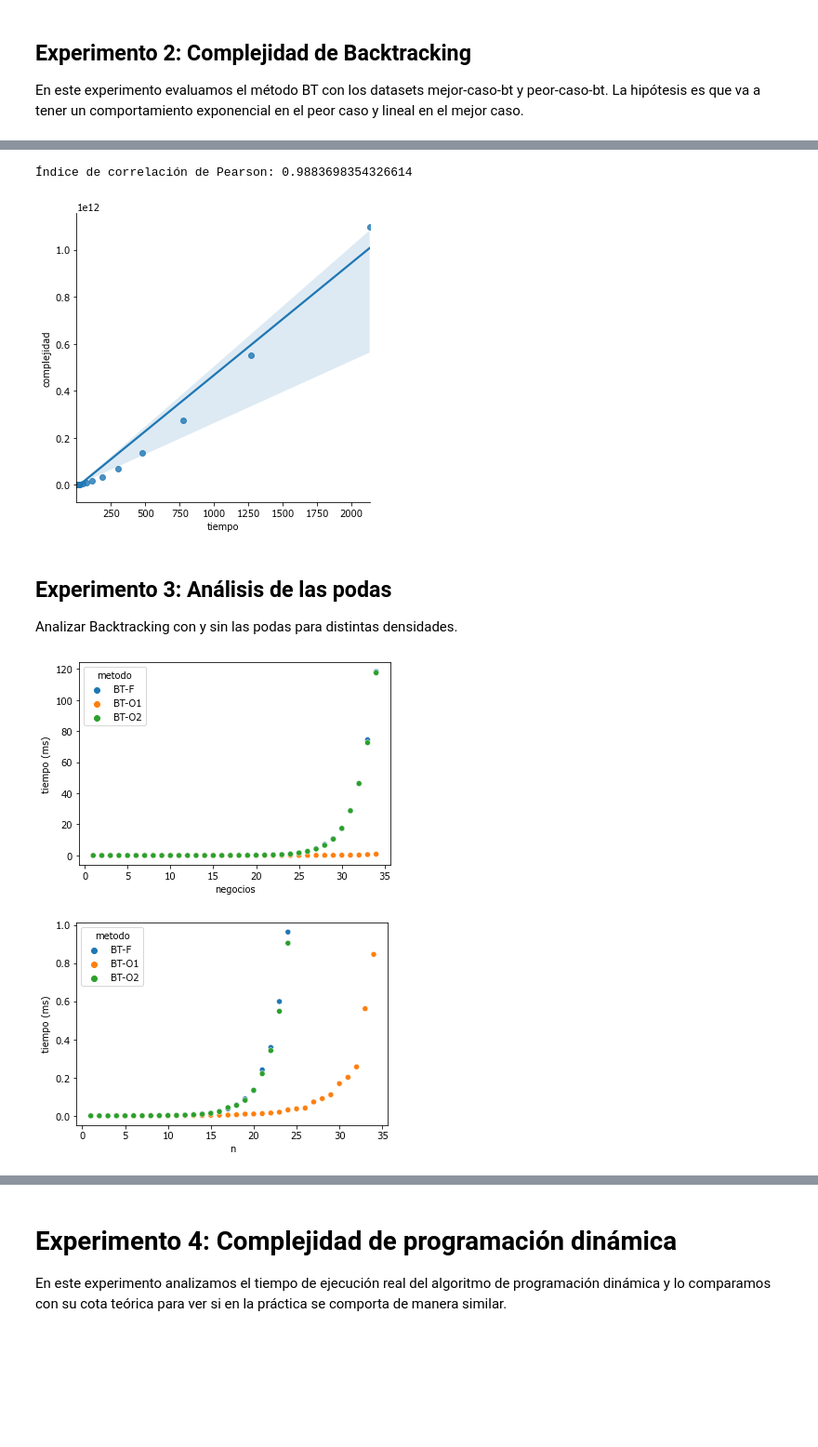
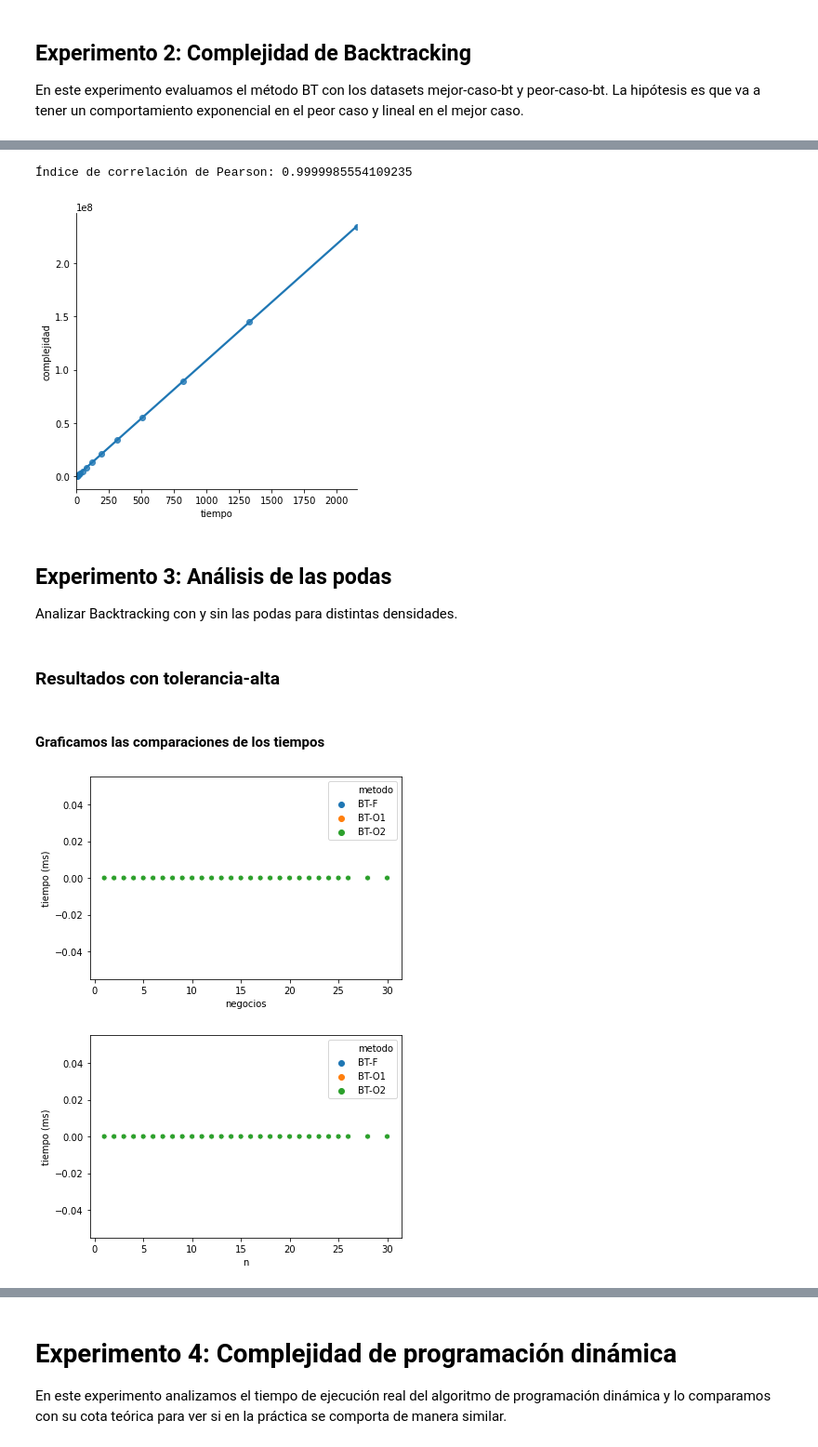
Before and after one commit to ZarthaxX/algo3-tp1, a Jupyter notebook: experimentacion/notebooks/analisis.ipynb, the cells around one changed output, grey strips where cells are left out. Shown: that part at 93% size. Saved outputs shown, nothing was run; the diff lists cells and outputs as text; code cells hidden in the pictures; blank space fills up the shorter version.

```diff
--- a/experimentacion/notebooks/analisis.ipynb
+++ b/experimentacion/notebooks/analisis.ipynb
@@ -119,28 +142,32 @@ plt.savefig("..\\graphs\\correlacion-BT-peor-fact.svg");
 # %%
 # Graficamos los tiempos de ejecución de la serie de instancias X1, ..., Xn vs la complejidad esperada.
 df_BT_peor_caso = df_resultados[(df_resultados["metodo"]=="BT-O1") & (df_resultados["dataset"] == "BT-peor-opt")].copy();
-df_BT_peor_caso["complejidad"] = 2.0 ** df_BT_peor_caso["negocios"];
+df_BT_peor_caso["complejidad"] = 1.619 ** df_BT_peor_caso["negocios"];
 fig = sns.lmplot(data=df_BT_peor_caso, x="tiempo", y="complejidad");
 plt.savefig("..\\graphs\\correlacion-BT-peor-opt.svg");
 print("Índice de correlación de Pearson:", correlacion_pearson(df_BT_peor_caso, "tiempo", "complejidad"));
 # %% [output]
-Índice de correlación de Pearson: 0.9883698354326614
+Índice de correlación de Pearson: 0.9999985554109235
-[figure, old version]
+[figure, new version]
 # %% [markdown]
 ## Experimento 3: Análisis de las podas
 Analizar Backtracking con y sin las podas para distintas densidades.
+# %% [markdown]
+### Resultados con tolerancia-alta
+# %% [markdown]
+#### Graficamos las comparaciones de los tiempos
 # %%
 df_BT_tolerancia_alta = df_resultados[((df_resultados["metodo"]=="BT-F") | (df_resultados["metodo"]=="BT-O1") | (df_resultados["metodo"]=="BT-O2")) & (df_resultados["dataset"] == "tolerancia-alta")].copy();
-df_BT_tolerancia_alta = df_BT_tolerancia_alta[df_BT_tolerancia_alta["tiempo"] < 2000]; # Sacamos outliers.
+df_BT_tolerancia_alta = df_BT_tolerancia_alta[df_BT_tolerancia_alta["nodos_promedio"] < 2000]; # Sacamos outliers.
 fig = sns.scatterplot(data=df_BT_tolerancia_alta, x='negocios', y='tiempo', hue='metodo');
 fig.set(xlabel='negocios', ylabel='tiempo (ms)');
 plt.savefig("..\\graphs\\BT-podas.svg");
 # %% [output]
-[figure, old version]
+[figure, new version]
 # %%
 # Acercamos un poco la lupa para ver la diferencia entre BT y BT-O.
-fig = sns.scatterplot(data=df_BT_tolerancia_alta[df_BT_tolerancia_alta["tiempo"]<1], x='negocios', y='tiempo', hue='metodo');
+fig = sns.scatterplot(data=df_BT_tolerancia_alta[df_BT_tolerancia_alta["tiempo"]<10], x='negocios', y='tiempo', hue='metodo');
 fig.set(xlabel='n', ylabel='tiempo (ms)');
 plt.savefig("..\\graphs\\BT-podas-zoom.svg");
 # %% [output]
-[figure, old version]
+[figure, new version]
```
Also changed, not shown: parts of 33 cells of this notebook, 6 other files.
